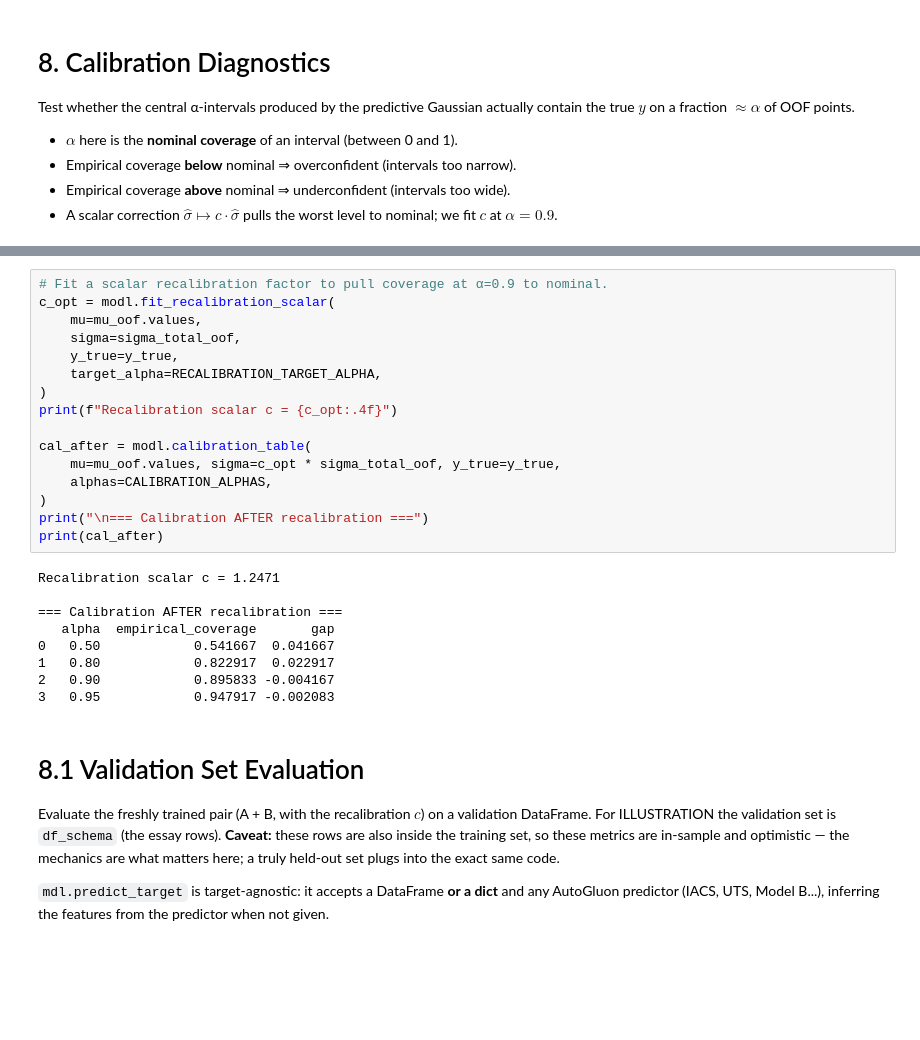
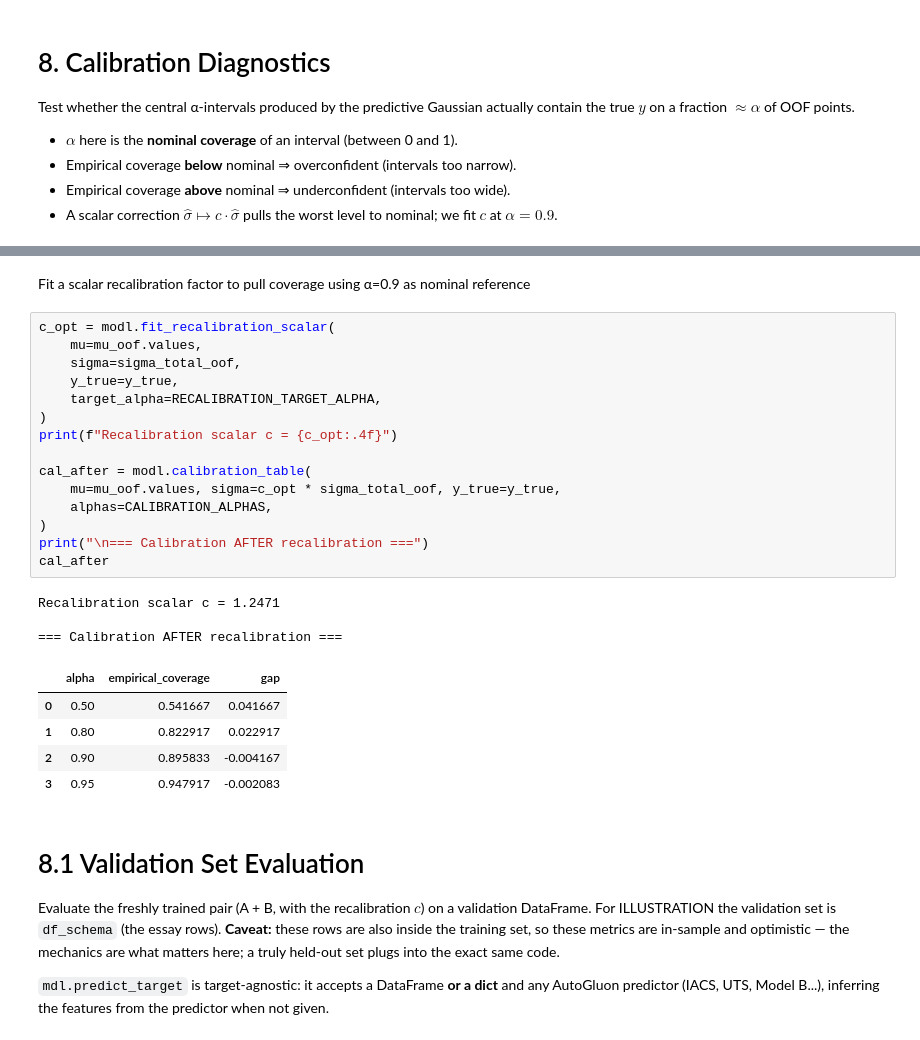
Before and after one commit to FelipeMFO-RM/uncertainty-aware-predictors, a Jupyter notebook: notebooks/modeling/annealing_iacs_fixed.ipynb, the cells around one changed output, grey strips where cells are left out. Drawn from its saved outputs; the diff is of its cells as text; blank space fills up the shorter version.

```diff
--- a/notebooks/modeling/annealing_iacs_fixed.ipynb
+++ b/notebooks/modeling/annealing_iacs_fixed.ipynb
@@ -677,28 +727,29 @@ print(cal_before)
+# %% [markdown]
+Fit a scalar recalibration factor to pull coverage using α=0.9 as nominal reference
 # %%
-# Fit a scalar recalibration factor to pull coverage at α=0.9 to nominal.
 c_opt = modl.fit_recalibration_scalar(
     mu=mu_oof.values,
     sigma=sigma_total_oof,
     y_true=y_true,
     target_alpha=RECALIBRATION_TARGET_ALPHA,
 )
 print(f"Recalibration scalar c = {c_opt:.4f}")
 
 cal_after = modl.calibration_table(
     mu=mu_oof.values, sigma=c_opt * sigma_total_oof, y_true=y_true,
     alphas=CALIBRATION_ALPHAS,
 )
 print("\n=== Calibration AFTER recalibration ===")
-print(cal_after)
+cal_after
 # %% [output]
 Recalibration scalar c = 1.2471
 
 === Calibration AFTER recalibration ===
-   alpha  empirical_coverage       gap
-0   0.50            0.541667  0.041667
-1   0.80            0.822917  0.022917
-2   0.90            0.895833 -0.004167
-3   0.95            0.947917 -0.002083
+|  | alpha | empirical_coverage | gap |
+| 0 | 0.50 | 0.541667 | 0.041667 |
+| 1 | 0.80 | 0.822917 | 0.022917 |
+| 2 | 0.90 | 0.895833 | -0.004167 |
+| 3 | 0.95 | 0.947917 | -0.002083 |
 # %% [markdown]
 # 8.1 Validation Set Evaluation
 
```
Also changed, not shown: parts of 23 cells of this notebook, 2 other files.
